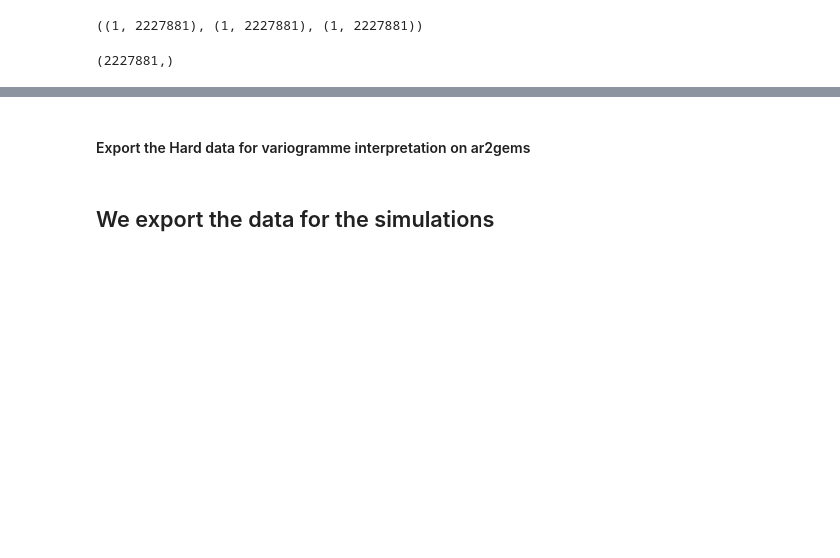
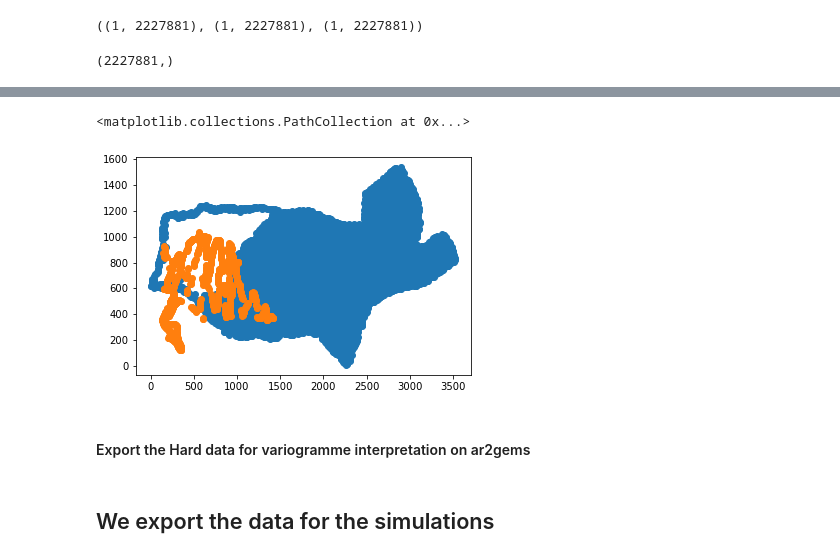
Before and after one commit to valDallalba/Tsanfleuron_geostatistical_baserock_estimation_paper, a Jupyter notebook: jupyter/01_Tsanfleuron_data_Cyprien.ipynb, the cells around one changed output, grey strips where cells are left out. Saved outputs shown, nothing was run; the diff lists cells and outputs as text; code cells hidden in the pictures; blank space fills up the shorter version.

```diff
--- a/jupyter/01_Tsanfleuron_data_Cyprien.ipynb
+++ b/jupyter/01_Tsanfleuron_data_Cyprien.ipynb
@@ -276,3 +282,5 @@ Hard_pts_noT.head()
 | 2 | 142.0 | 368.0 | 582416.0519 | 130495.6199 | -36.009551 |
 | 3 | 148.0 | 378.0 | 582428.2737 | 130475.9283 | -36.161810 |
 | 4 | 150.0 | 381.0 | 582432.0730 | 130470.5054 | -33.633133 |
+# %%
+Hard_pts_noT.cell_y = abs(Hard_pts_noT.cell_y - max(Hard_pts_noT.cell_y))
@@ -304,0 +328,2 @@ len(ti_df_to_export)
+# %%
+ti_df_to_export.Y = abs(ti_df_to_export.Y - max(ti_df_to_export.Y))
@@ -305,3 +346,9 @@ len(ti_df_to_export)
+# %%
+plt.scatter(ti_df_to_export.X, ti_df_to_export.Y)
+plt.scatter(Hard_pts_noT.cell_x, Hard_pts_noT.cell_y)
+# %% [output]
+<matplotlib.collections.PathCollection at 0x...>
+[figure, added]
 # %%
 ti_df_to_export.to_csv('ti_noTrend2.csv')
 # %% [markdown]
```
Also changed, not shown: parts of 14 cells of this notebook, 50 other files.
